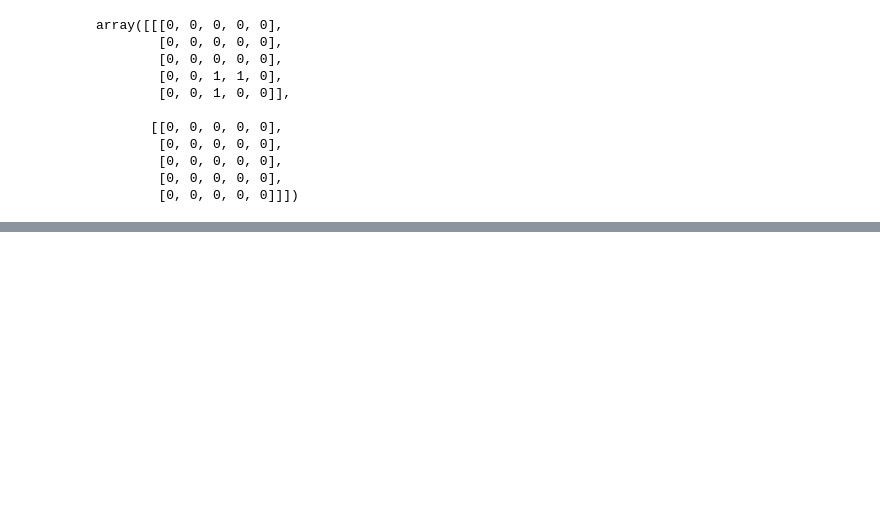
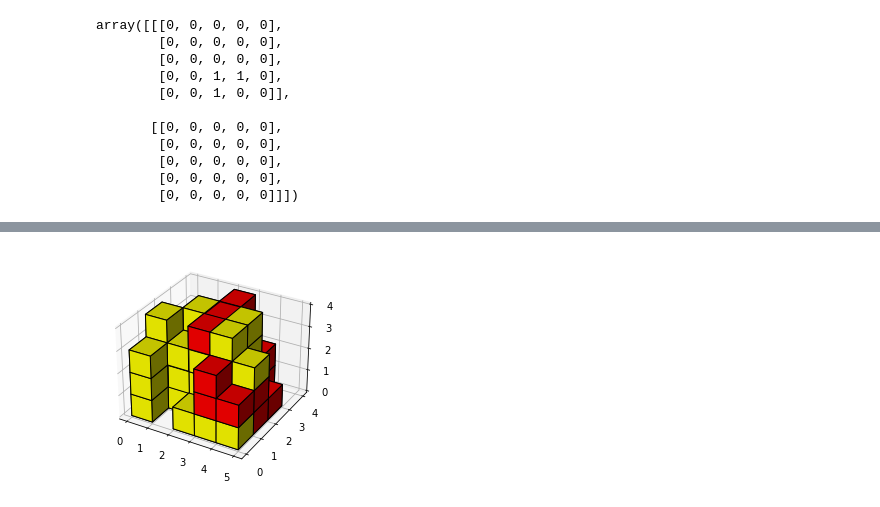
Before and after one commit to shawnriemer/Rumis-Bot, a Jupyter notebook: Rumis Simulation 3D.ipynb, the cells around one changed output, grey strips where cells are left out. Cells and saved outputs as stored; diff of their text form; code cells hidden in the pictures; blank space fills up the shorter version.

```diff
--- a/Rumis Simulation 3D.ipynb
+++ b/Rumis Simulation 3D.ipynb
@@ -338,3 +353,7 @@ Maxed out attempts
+# %%
+fig = draw_board(np.rot90(grid, k=2, axes=(1,2)))
+# %% [output]
+[figure, added]
 # %%
 grid
 # %% [output]
```
Also changed, not shown: parts of 40 cells of this notebook.
